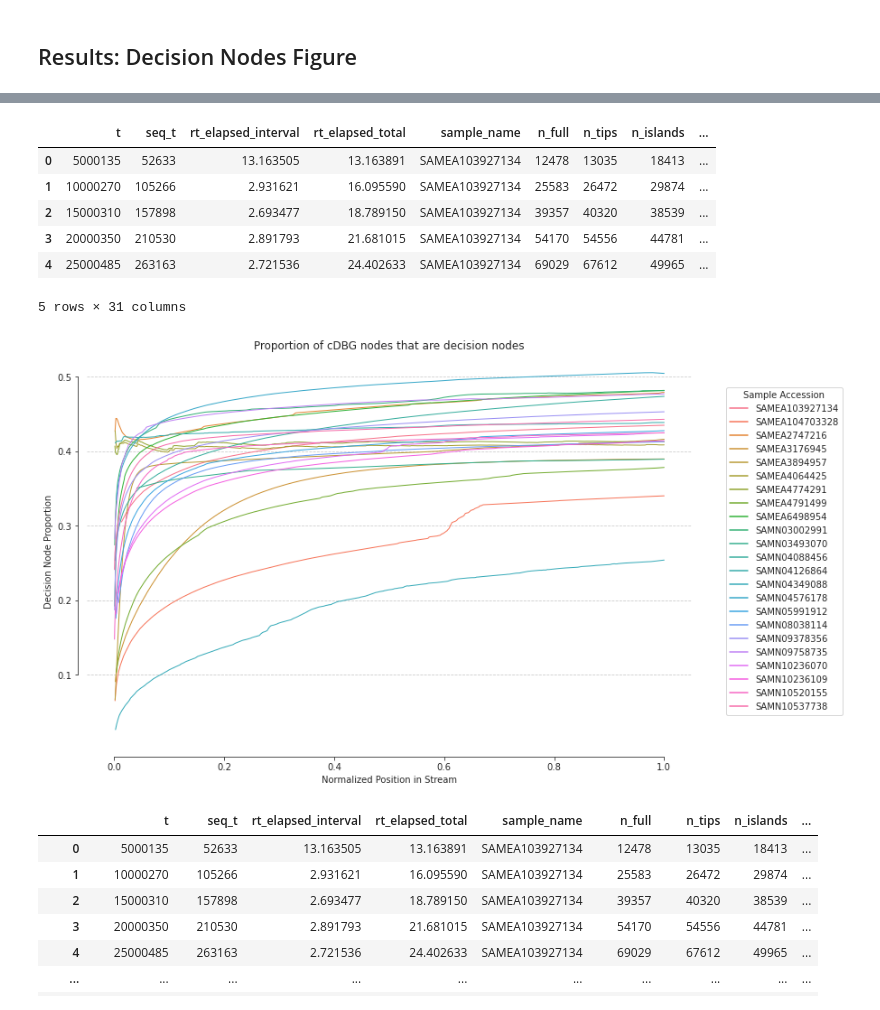
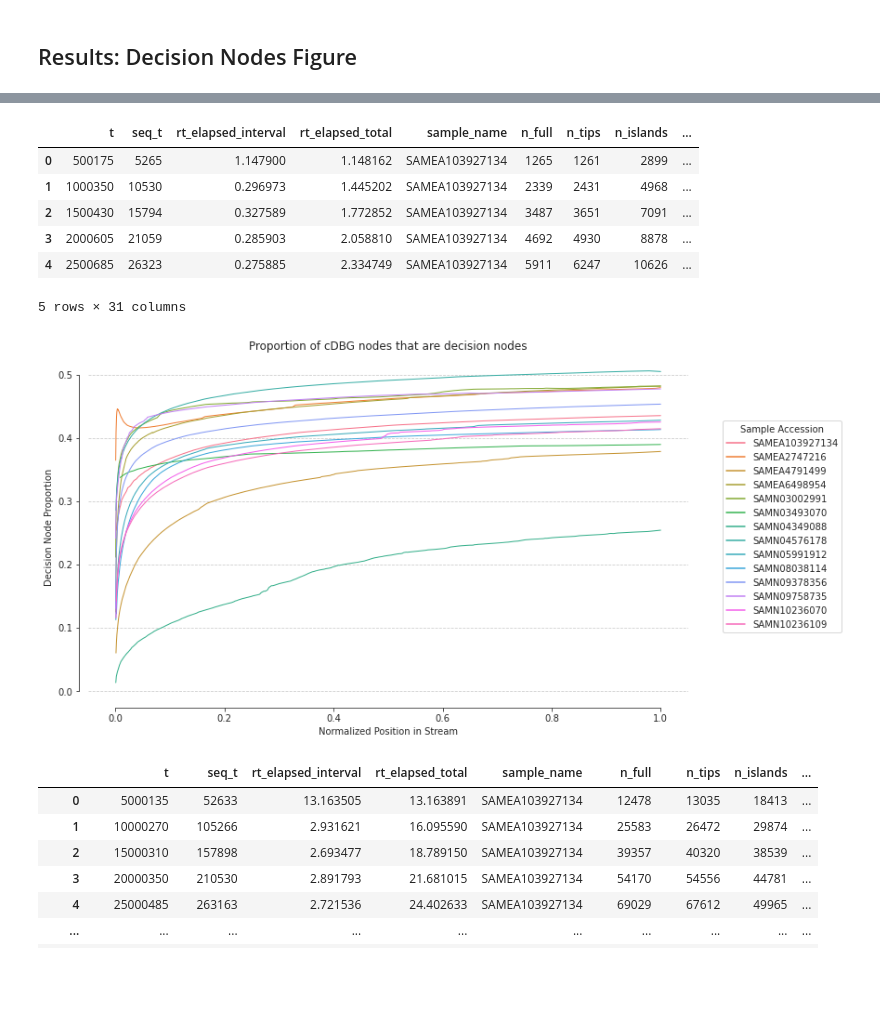
Before and after one commit to camillescott/dissertation, a Jupyter notebook: notebooks/Chapter One.ipynb, the cells around one changed output, grey strips where cells are left out. Saved outputs shown, nothing was run; the diff lists cells and outputs as text; code cells hidden in the pictures; blank space fills up the shorter version.

```diff
--- a/notebooks/Chapter One.ipynb
+++ b/notebooks/Chapter One.ipynb
@@ -95,11 +104,8 @@ with sns.axes_style("ticks"), \
 # %% [markdown]
 ## Results: Decision Nodes Figure
-# %%
-files = sorted(glob.glob('../results/chap1/cdbg-stream/*/goetia.cdbg.stats.json'))
-samples = set([f.split('/')[4] for f in files])
 # %%
 def normalize_metrics(data):
-    df['t_norm'] = df['t'] / df['t'].max()
+    data['t_norm'] = data['t'] / data['t'].max()
 
     cdbg_cols =['n_full', 'n_tips', 'n_islands', 'n_trivial', 'n_circular']
     for col in cdbg_cols:
@@ -110,16 +116,23 @@ def normalize_metrics(data):
 
     return data, prop_cols
 # %%
-metrics_df = []
-for f in files:
-    print(f)
-    try:
-        df = pd.read_json(f)
-        df, prop_cols = normalize_metrics(df)
-    except ValueError:
-        pass
-    else:
-        df['t_norm'] = df['t'] / df['t'].max()
-        metrics_df.append(df)
-metrics_df = pd.concat(metrics_df).reset_index(drop=True)
-metrics_df['sample_name'] = metrics_df.sample_name.str.rpartition('.')[0]
+def get_cdbg_build_metrics():
+
+    files = sorted(glob.glob('../results/chap1/cdbg-build/*/goetia.cdbg.stats.json'))
+    samples = set([f.split('/')[4] for f in files])
+
+    metrics_df = []
+    for f in files:
+        print(f)
+        try:
+            df = pd.read_json(f)
+            df, prop_cols = normalize_metrics(df)
+        except ValueError:
+            pass
+        else:
+            #df['t_norm'] = df['t'] / df['t'].max()
+            metrics_df.append(df)
+    metrics_df = pd.concat(metrics_df).reset_index(drop=True)
+
+    return metrics_df
+#metrics_df['sample_name'] = metrics_df.sample_name.str.rpartition('.')[0]
@@ -143,0 +139,2 @@ metrics_df['sample_name'] = metrics_df.sample_name.str.rpartition('.')[0]
+# %%
+cdbg_metrics_df = get_cdbg_build_metrics()
@@ -144,27 +156,27 @@ metrics_df['sample_name'] = metrics_df.sample_name.str.rpartition('.')[0]
 # %%
-metrics_df.head()
+cdbg_metrics_df.head()
 # %% [output]
 |  | t | seq_t | rt_elapsed_interval | rt_elapsed_total | sample_name | n_full | n_tips | n_islands | ... |
-| 0 | 5000135 | 52633 | 13.163505 | 13.163891 | SAMEA103927134 | 12478 | 13035 | 18413 | ... |
-| 1 | 10000270 | 105266 | 2.931621 | 16.095590 | SAMEA103927134 | 25583 | 26472 | 29874 | ... |
-| 2 | 15000310 | 157898 | 2.693477 | 18.789150 | SAMEA103927134 | 39357 | 40320 | 38539 | ... |
-| 3 | 20000350 | 210530 | 2.891793 | 21.681015 | SAMEA103927134 | 54170 | 54556 | 44781 | ... |
-| 4 | 25000485 | 263163 | 2.721536 | 24.402633 | SAMEA103927134 | 69029 | 67612 | 49965 | ... |
+| 0 | 500175 | 5265 | 1.147900 | 1.148162 | SAMEA103927134 | 1265 | 1261 | 2899 | ... |
+| 1 | 1000350 | 10530 | 0.296973 | 1.445202 | SAMEA103927134 | 2339 | 2431 | 4968 | ... |
+| 2 | 1500430 | 15794 | 0.327589 | 1.772852 | SAMEA103927134 | 3487 | 3651 | 7091 | ... |
+| 3 | 2000605 | 21059 | 0.285903 | 2.058810 | SAMEA103927134 | 4692 | 4930 | 8878 | ... |
+| 4 | 2500685 | 26323 | 0.275885 | 2.334749 | SAMEA103927134 | 5911 | 6247 | 10626 | ... |
 5 rows × 31 columns
 # %%
 with sns.axes_style("ticks"), \
-     FigureManager(show=True, figsize=(12,8)) as (fig, ax):
+     FigureManager(show=True, figsize=(12,6)) as (fig, ax):
 
-    sns.lineplot(data=metrics_df, x='t_norm', y='dnode_p', hue='sample_name', lw=1, ax=ax)
+    sns.lineplot(data=cdbg_metrics_df, x='t_norm', y='dnode_p', hue='sample_name', lw=1, ax=ax)
     ax.set_ylabel('Decision Node Proportion')
     ax.set_xlabel('Normalized Position in Stream')
     ax.legend(bbox_to_anchor=(1.05, .5), loc='center left', title='Sample Accession')
     ax.set_title('Proportion of cDBG nodes that are decision nodes')
 
     sns.despine(fig=fig, offset=10, trim=True)
     ax.yaxis.grid(ls='--')
 # %% [output]
-[figure, old version]
+[figure, new version]
 # %%
 with sns.axes_style("ticks"), \
      FigureManager(show=True, figsize=(12,len(files) * 2), tight_layout=True, nrows=len(files)//2, ncols=2) as (fig, axs):
```
Also changed, not shown: parts of 33 cells of this notebook, 1 other file.
